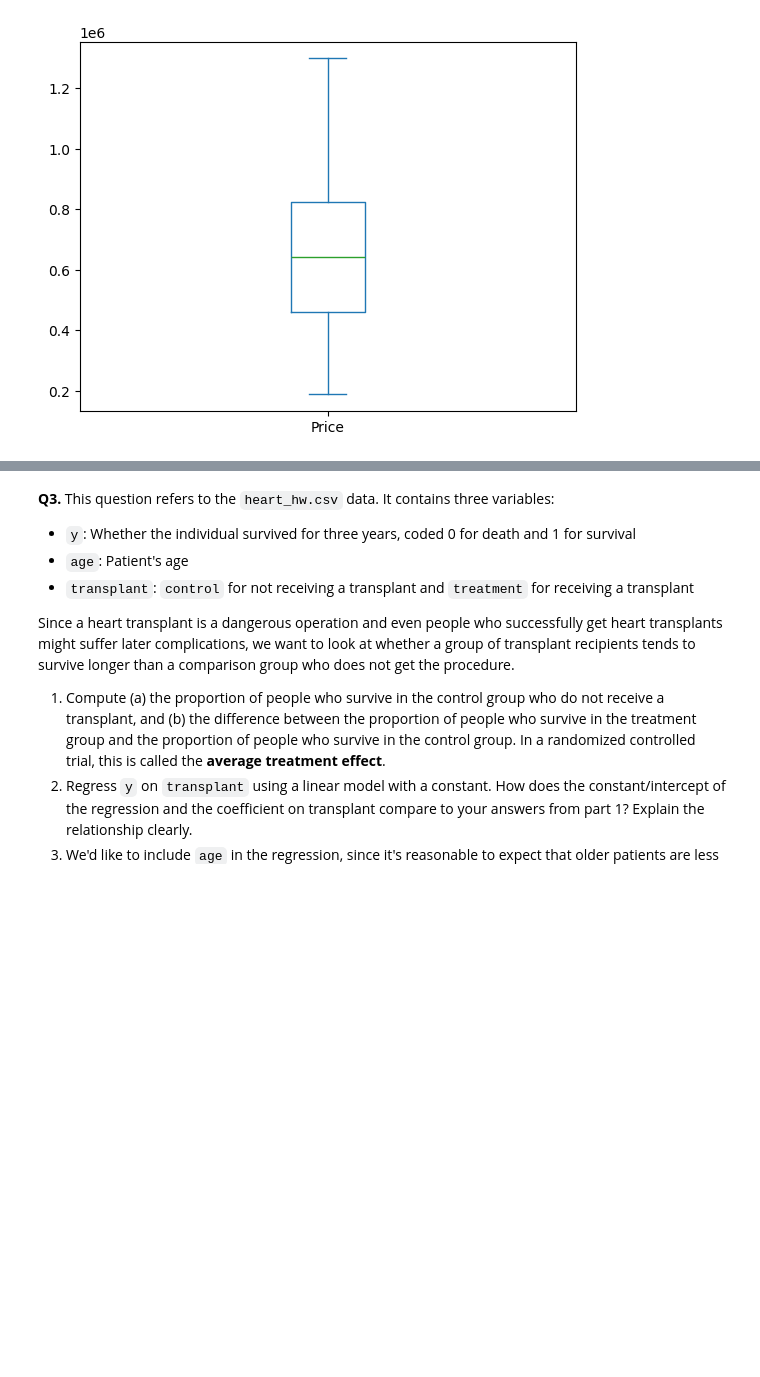
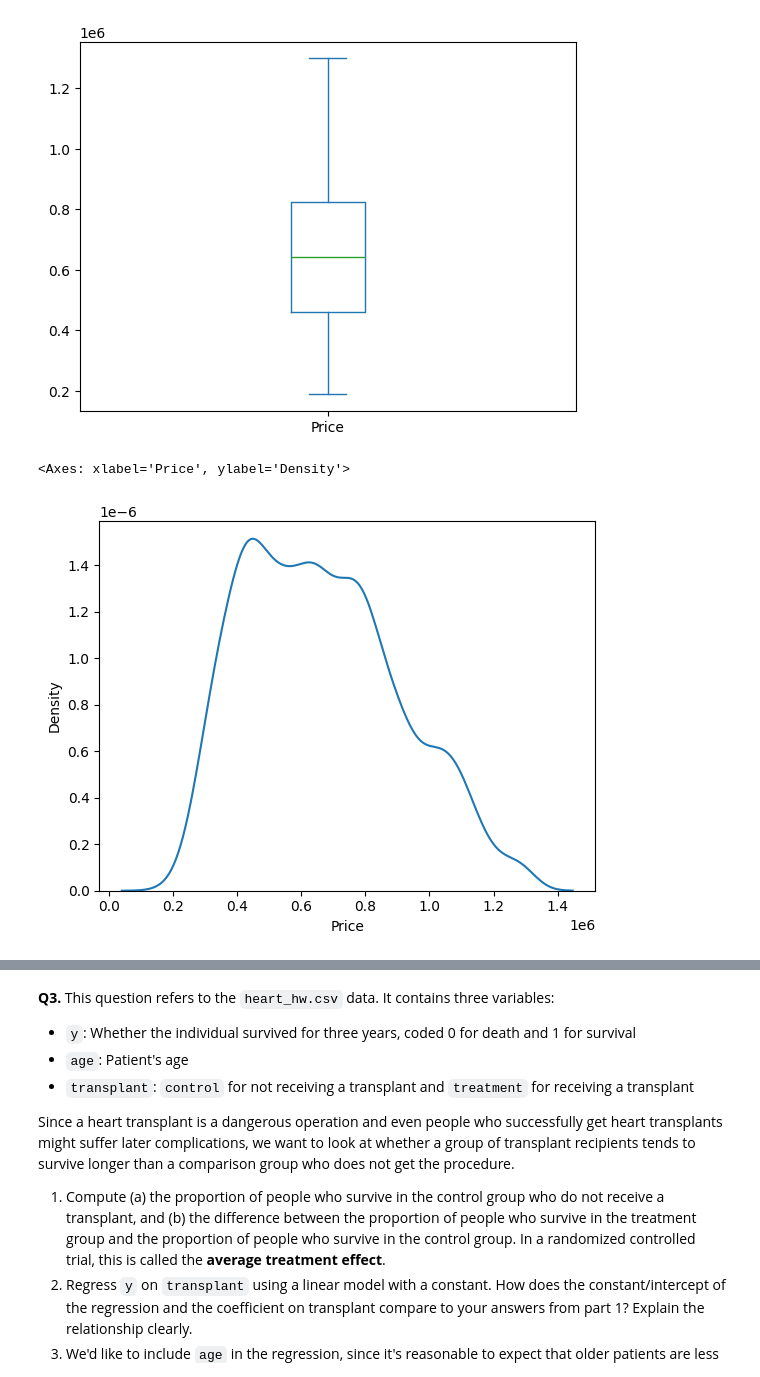
Before and after one commit to nladocsi/linear_models_assignment, a Jupyter notebook: linear_model_assignment.ipynb, the cells around one changed output, grey strips where cells are left out. Drawn from its saved outputs; the diff is of its cells as text; code cells hidden in the pictures; blank space fills up the shorter version.

```diff
--- a/linear_model_assignment.ipynb
+++ b/linear_model_assignment.ipynb
@@ -73,0 +72,5 @@ df.head()
+# %%
+sns.kdeplot(df["Price"].dropna(), bw_adjust=0.8, fill=False)
+# %% [output]
+<Axes: xlabel='Price', ylabel='Density'>
+[figure, added]
```
Also changed, not shown: parts of 2 cells of this notebook.
